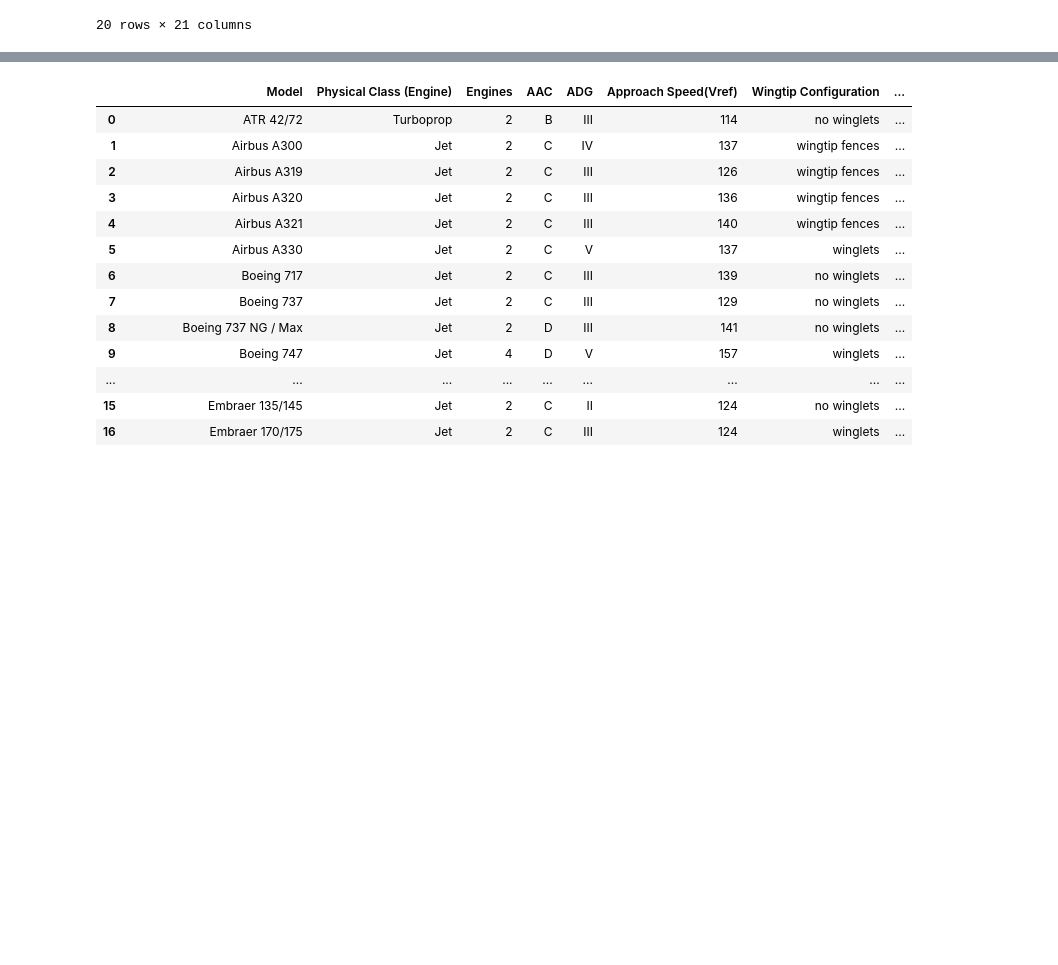
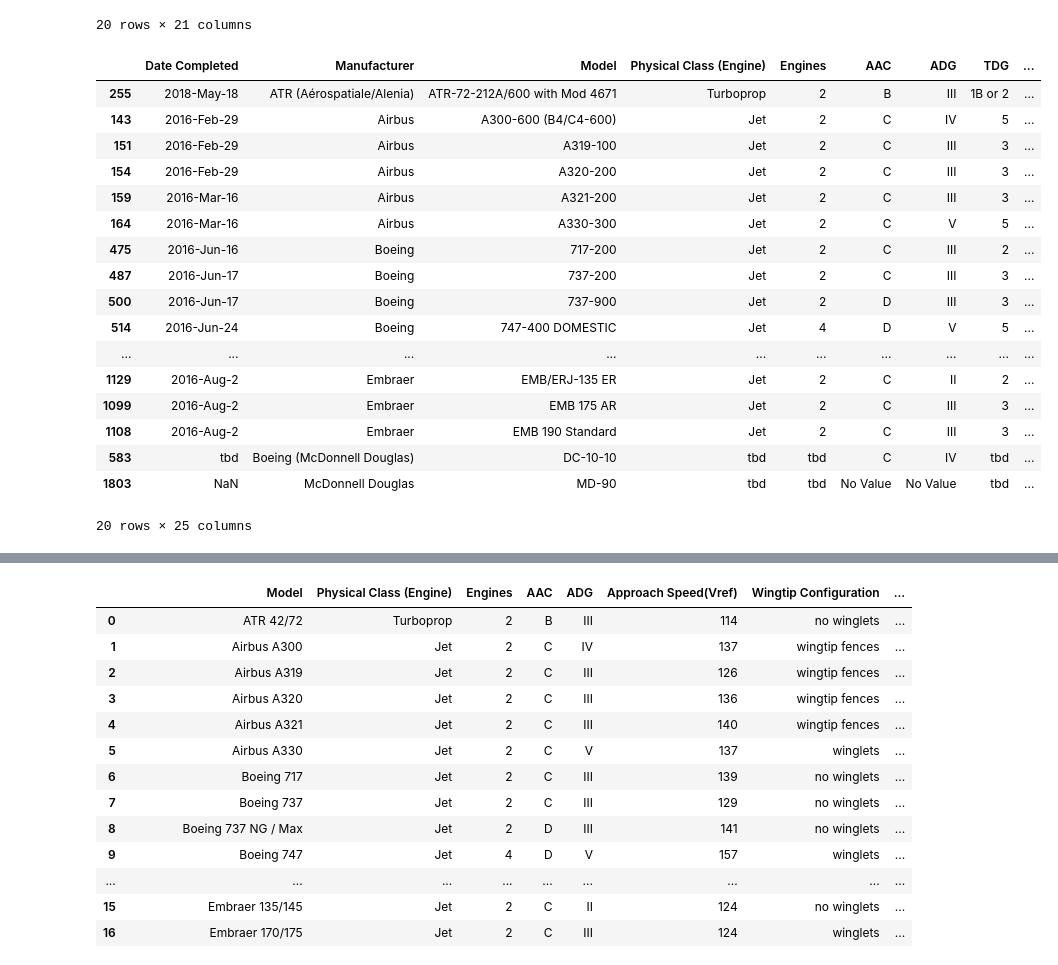
Before and after one commit to chrigHub/PertubationThesis, a Jupyter notebook: main/preparation/04_aircraft_prep.ipynb, the cells around one changed output, grey strips where cells are left out. Cells and saved outputs as stored; diff of their text form; code cells hidden in the pictures; blank space fills up the shorter version.

```diff
--- a/main/preparation/04_aircraft_prep.ipynb
+++ b/main/preparation/04_aircraft_prep.ipynb
@@ -208,3 +320,24 @@ aircrafts_atl_df
 | 18 | McDonnell Douglas DC-10 | tbd | tbd | C | IV | tbd | 138 | ... |
 | 19 | McDonnell Douglas MD-80/90 | tbd | tbd | No Value | No Value | tbd | NaN | ... |
 20 rows × 21 columns
+# %%
+aircrafts_df.loc[row_list]
+# %% [output]
+|  | Date Completed | Manufacturer | Model | Physical Class (Engine) | Engines | AAC | ADG | TDG | ... |
+| 255 | 2018-May-18 | ATR (Aérospatiale/Alenia) | ATR-72-212A/600 with Mod 4671 | Turboprop | 2 | B | III | 1B or 2 | ... |
+| 143 | 2016-Feb-29 | Airbus | A300-600 (B4/C4-600) | Jet | 2 | C | IV | 5 | ... |
+| 151 | 2016-Feb-29 | Airbus | A319-100 | Jet | 2 | C | III | 3 | ... |
+| 154 | 2016-Feb-29 | Airbus | A320-200 | Jet | 2 | C | III | 3 | ... |
+| 159 | 2016-Mar-16 | Airbus | A321-200 | Jet | 2 | C | III | 3 | ... |
+| 164 | 2016-Mar-16 | Airbus | A330-300 | Jet | 2 | C | V | 5 | ... |
+| 475 | 2016-Jun-16 | Boeing | 717-200 | Jet | 2 | C | III | 2 | ... |
+| 487 | 2016-Jun-17 | Boeing | 737-200 | Jet | 2 | C | III | 3 | ... |
+| 500 | 2016-Jun-17 | Boeing | 737-900 | Jet | 2 | D | III | 3 | ... |
+| 514 | 2016-Jun-24 | Boeing | 747-400 DOMESTIC | Jet | 4 | D | V | 5 | ... |
+| ... | ... | ... | ... | ... | ... | ... | ... | ... | ... |
+| 1129 | 2016-Aug-2 | Embraer | EMB/ERJ-135 ER | Jet | 2 | C | II | 2 | ... |
+| 1099 | 2016-Aug-2 | Embraer | EMB 175 AR | Jet | 2 | C | III | 3 | ... |
+| 1108 | 2016-Aug-2 | Embraer | EMB 190 Standard | Jet | 2 | C | III | 3 | ... |
+| 583 | tbd | Boeing (McDonnell Douglas) | DC-10-10 | tbd | tbd | C | IV | tbd | ... |
+| 1803 | NaN | McDonnell Douglas | MD-90 | tbd | tbd | No Value | No Value | tbd | ... |
+20 rows × 25 columns
```
Also changed, not shown: parts of 9 cells of this notebook, 9 other files.
